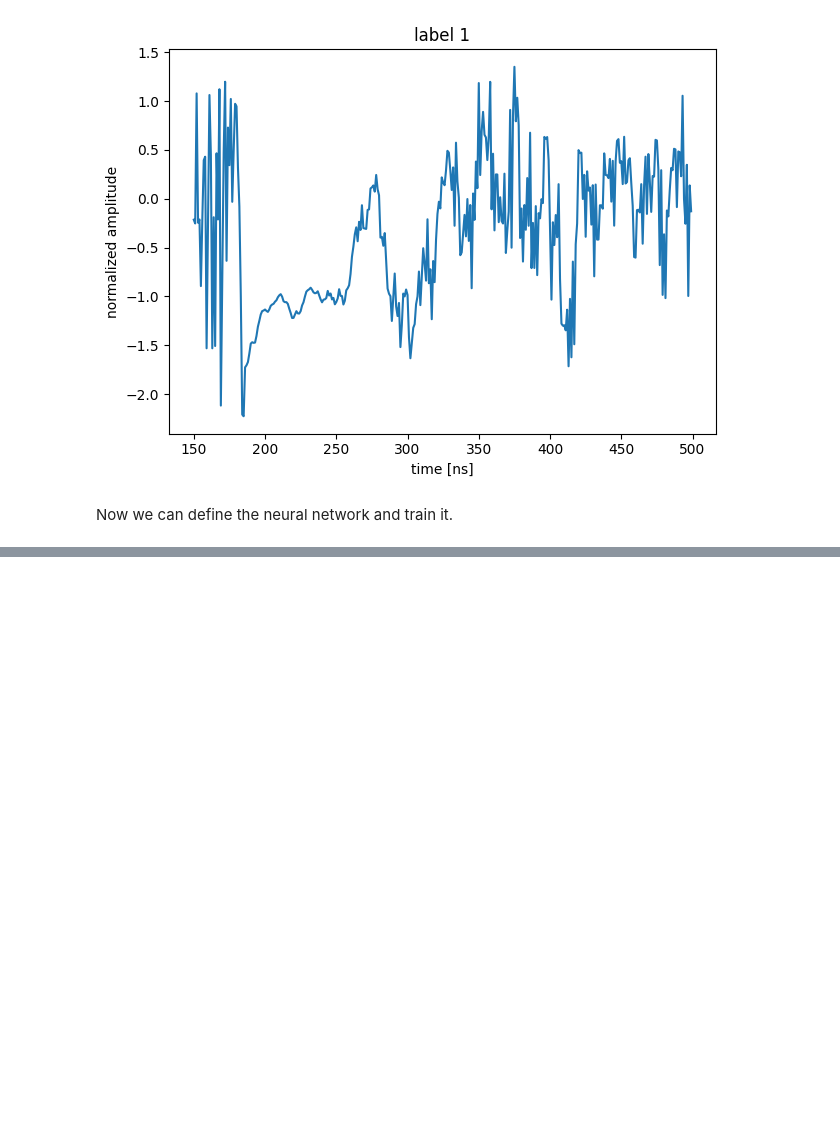
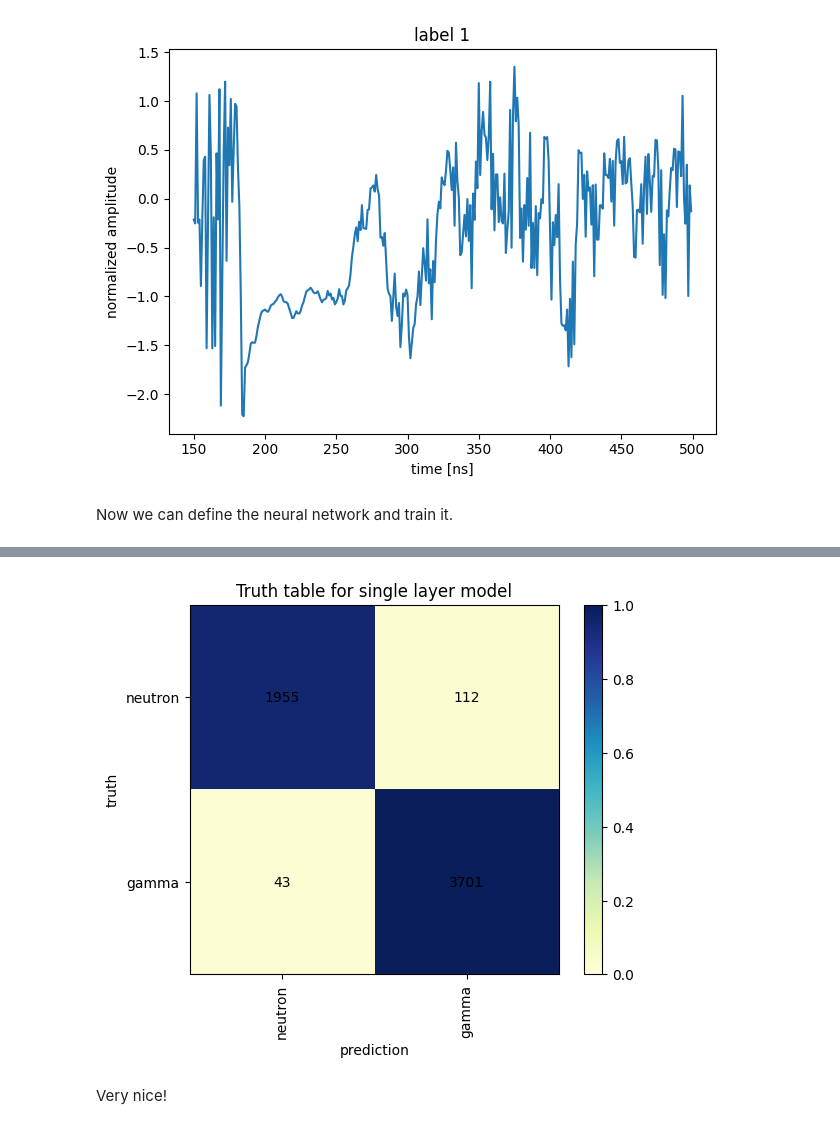
Before and after one commit to Abbta/adlfpae, a Jupyter notebook: Exercise_13_Pulse_Form_Discrimination.ipynb, the cells around one changed output, grey strips where cells are left out. Saved outputs shown, nothing was run; the diff lists cells and outputs as text; code cells hidden in the pictures; blank space fills up the shorter version.

```diff
--- a/Exercise_13_Pulse_Form_Discrimination.ipynb
+++ b/Exercise_13_Pulse_Form_Discrimination.ipynb
@@ -217,6 +217,24 @@ from tensorflow.keras.utils import Sequence
 from tensorflow.keras.callbacks import ModelCheckpoint
 from tensorflow.keras.callbacks import CSVLogger
 import pickle
+# %%
+def plot_confusion(true, predict, label_names, title=None):
+    num_labels=len(label_names)
+    C = np.histogram2d(true, predict, bins=np.linspace(0, num_labels, num_labels+1))[0]
+    Cn = C / np.sum(C, axis=1)
+
+    fig = plt.figure()
+    plt.imshow(Cn, interpolation="nearest", vmin=0, vmax=1, cmap=plt.cm.YlGnBu)
+    plt.colorbar()
+    plt.xlabel("prediction")
+    plt.ylabel("truth")
+    if title:
+      plt.title(title)
+    plt.xticks(range(num_labels), label_names, rotation="vertical")
+    plt.yticks(range(num_labels), label_names)
+    for x in range(num_labels):
+        for y in range(num_labels):
+            plt.annotate("%i" % C[x, y], xy=(y, x), ha="center", va="center")
 # %%
 
 model = Sequential()
@@ -272,0 +310,6 @@ ValueError: 'Single layer_sequential_7_conv1d_7_kernel_momentum' is not a valid
+# %%
+prediction=model.predict(data_validation, batch_size=128)
+prediction=np.argmax(prediction, axis=1) #convert from one-hot to label
+
+plot_confusion(labels_validation, prediction, ["neutron", "gamma"], title="Truth table for single layer model")
+# %% [output]
@@ -272,0 +317,3 @@ ValueError: 'Single layer_sequential_7_conv1d_7_kernel_momentum' is not a valid
+[figure, added]
+# %% [markdown]
+Very nice!
```
Also changed, not shown: parts of 5 cells of this notebook.
